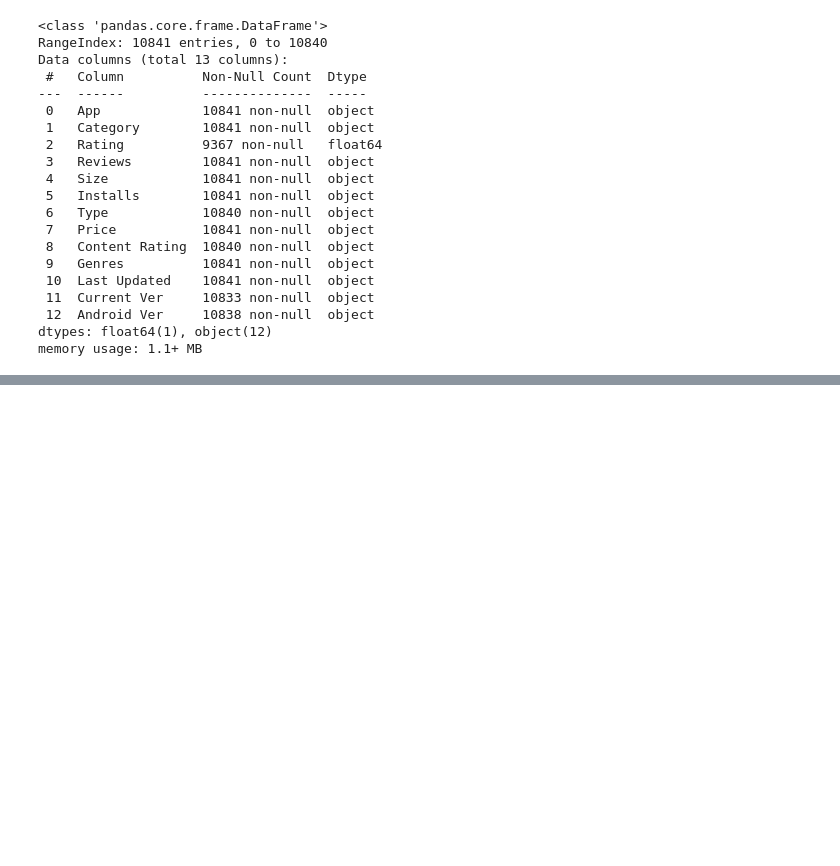
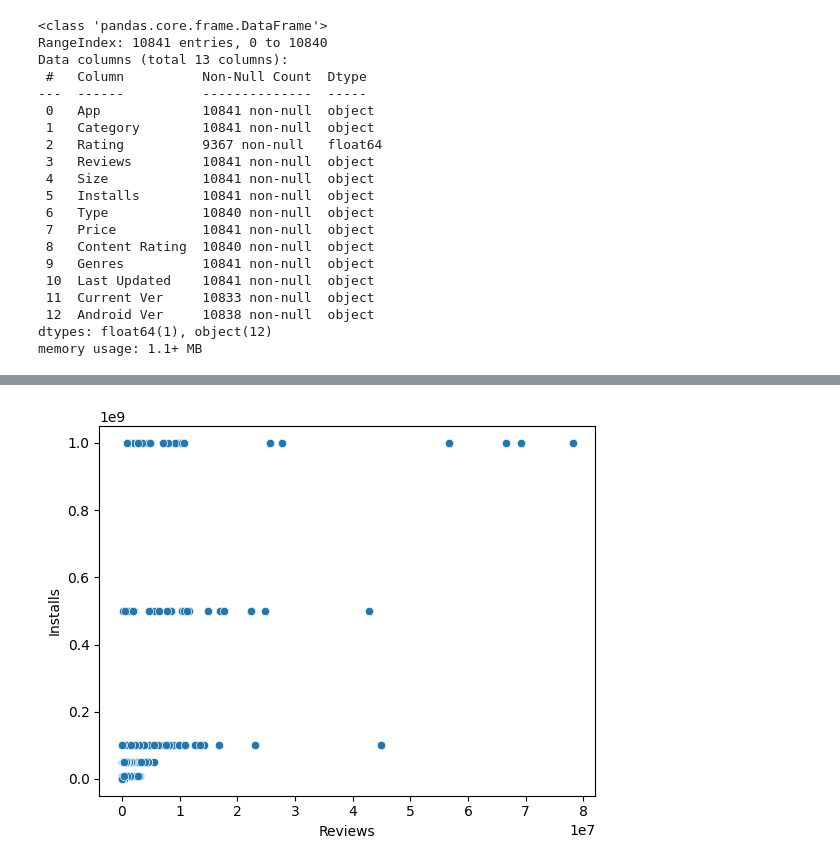
Before and after one commit to diogo-costa-silva/data-science-notebooks, a Jupyter notebook: google-play-store-analysis/google-play-analysis.ipynb, the cells around one changed output, grey strips where cells are left out. Drawn from its saved outputs; the diff is of its cells as text; code cells hidden in the pictures; blank space fills up the shorter version.

```diff
--- a/google-play-store-analysis/google-play-analysis.ipynb
+++ b/google-play-store-analysis/google-play-analysis.ipynb
@@ -74,0 +484,5 @@ memory usage: 1.1+ MB
+# %%
+sns.scatterplot(data=df, x="Reviews", y="Installs")
+plt.show()
+# %% [output]
+[figure, added]
```
Also changed, not shown: parts of 34 cells of this notebook, 1 other file.
